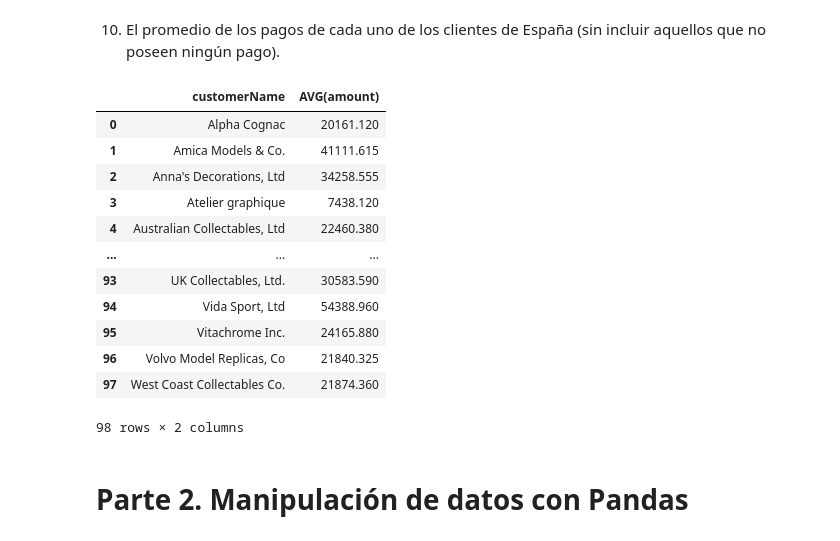
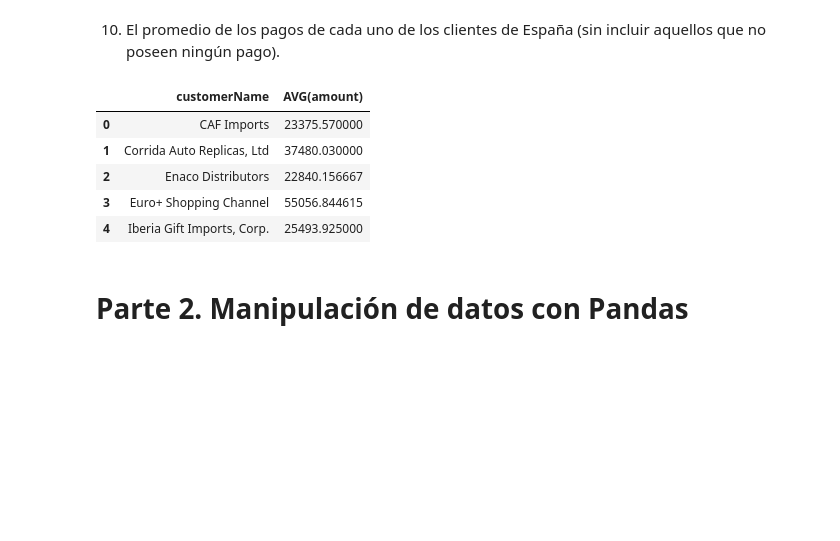
Before and after one commit to ErickCuellar1/DataScience, a Jupyter notebook: Actividad3/Actividad3BDManipulacion_A01383577.ipynb, the cells around one changed output. Cells and saved outputs as stored; diff of their text form; code cells hidden in the pictures; blank space fills up the shorter version.

```diff
--- a/Actividad3/Actividad3BDManipulacion_A01383577.ipynb
+++ b/Actividad3/Actividad3BDManipulacion_A01383577.ipynb
@@ -175,23 +175,16 @@ EmployeesByCountry
 # %% [markdown]
 10.	El promedio de los pagos de cada uno de los clientes de España (sin incluir aquellos que no poseen ningún pago).
 # %%
-query = sqla.text("SELECT customerName, AVG(amount) FROM customers RIGHT JOIN payments USING(customerNumber) GROUP BY customerName ")
-EmployeesByCountry = pd.read_sql(query, conn)
-EmployeesByCountry
+query = sqla.text("SELECT customerName, AVG(amount) from customers RIGHT JOIN payments USING(customerNumber) WHERE country = 'Spain' GROUP BY customerName")
+SpanishPaymentAverage = pd.read_sql(query, conn)
+SpanishPaymentAverage
 # %% [output]
 |  | customerName | AVG(amount) |
-| 0 | Alpha Cognac | 20161.120 |
-| 1 | Amica Models & Co. | 41111.615 |
-| 2 | Anna's Decorations, Ltd | 34258.555 |
-| 3 | Atelier graphique | 7438.120 |
-| 4 | Australian Collectables, Ltd | 22460.380 |
-| ... | ... | ... |
-| 93 | UK Collectables, Ltd. | 30583.590 |
-| 94 | Vida Sport, Ltd | 54388.960 |
-| 95 | Vitachrome Inc. | 24165.880 |
-| 96 | Volvo Model Replicas, Co | 21840.325 |
-| 97 | West Coast Collectables Co. | 21874.360 |
+| 0 | CAF Imports | 23375.570000 |
+| 1 | Corrida Auto Replicas, Ltd | 37480.030000 |
+| 2 | Enaco Distributors | 22840.156667 |
+| 3 | Euro+ Shopping Channel | 55056.844615 |
+| 4 | Iberia Gift Imports, Corp. | 25493.925000 |
-98 rows × 2 columns
 # %% [markdown]
 # **Parte 2**. Manipulación de datos con Pandas
 # %% [markdown]
```
Also changed, not shown: parts of 15 cells of this notebook.
